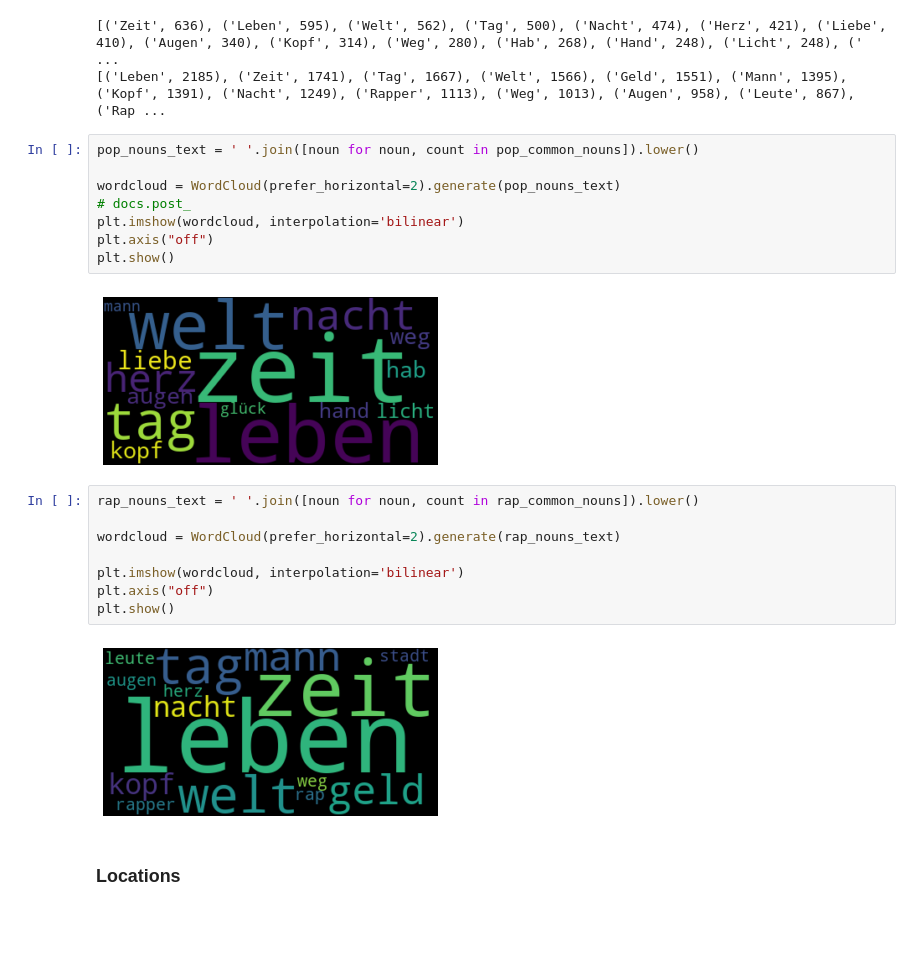
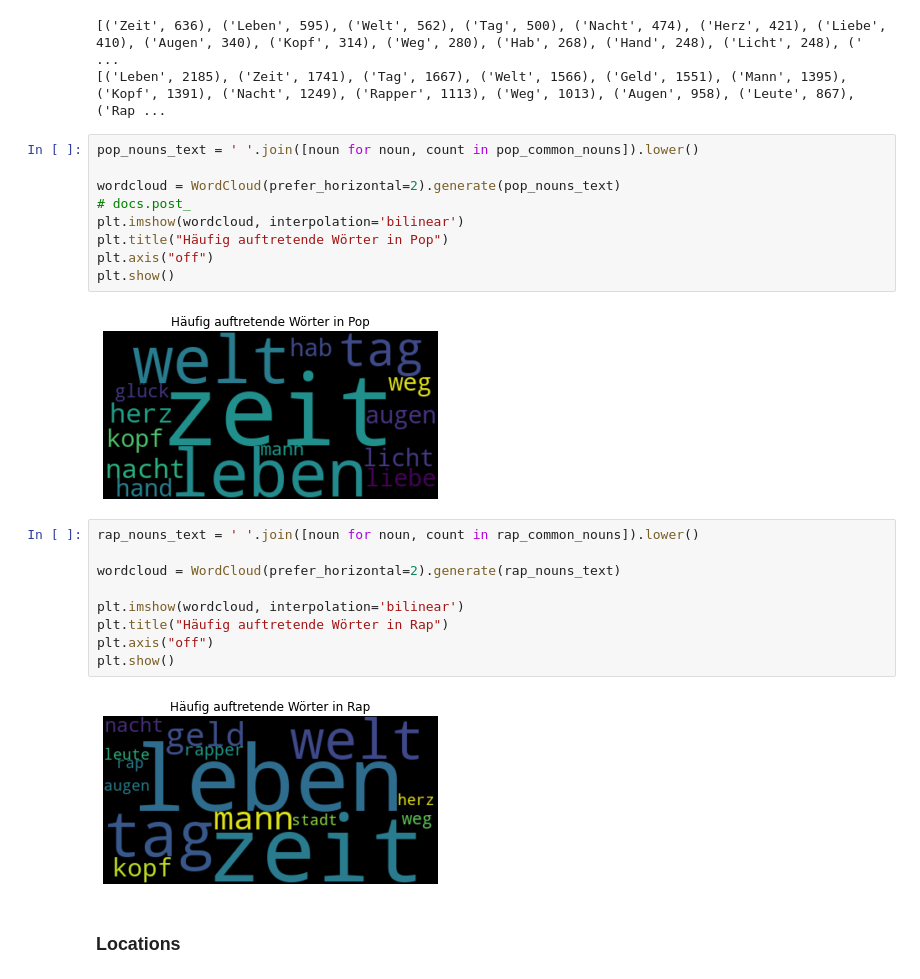
Before and after one commit to Richard-Sieg-TH-Koln/statistik-2-team-3, a Jupyter notebook: notebooks/german_lyrics_statistics.ipynb, the cells around one changed output. Cells and saved outputs as stored; diff of their text form; blank space fills up the shorter version.

```diff
--- a/notebooks/german_lyrics_statistics.ipynb
+++ b/notebooks/german_lyrics_statistics.ipynb
@@ -208,23 +208,25 @@ print(rap_common_nouns)
 # %%
 pop_nouns_text = ' '.join([noun for noun, count in pop_common_nouns]).lower()
 
 wordcloud = WordCloud(prefer_horizontal=2).generate(pop_nouns_text)
 # docs.post_
 plt.imshow(wordcloud, interpolation='bilinear')
+plt.title("Häufig auftretende Wörter in Pop")
 plt.axis("off")
 plt.show()
 # %% [output]
-[figure, old version]
+[figure, new version]
 # %%
 rap_nouns_text = ' '.join([noun for noun, count in rap_common_nouns]).lower()
 
 wordcloud = WordCloud(prefer_horizontal=2).generate(rap_nouns_text)
 
 plt.imshow(wordcloud, interpolation='bilinear')
+plt.title("Häufig auftretende Wörter in Rap")
 plt.axis("off")
 plt.show()
 # %% [output]
-[figure, old version]
+[figure, new version]
 # %% [markdown]
 ### Locations
 # %% [markdown]
```
Also changed, not shown: parts of 12 cells of this notebook, 20 other files.
